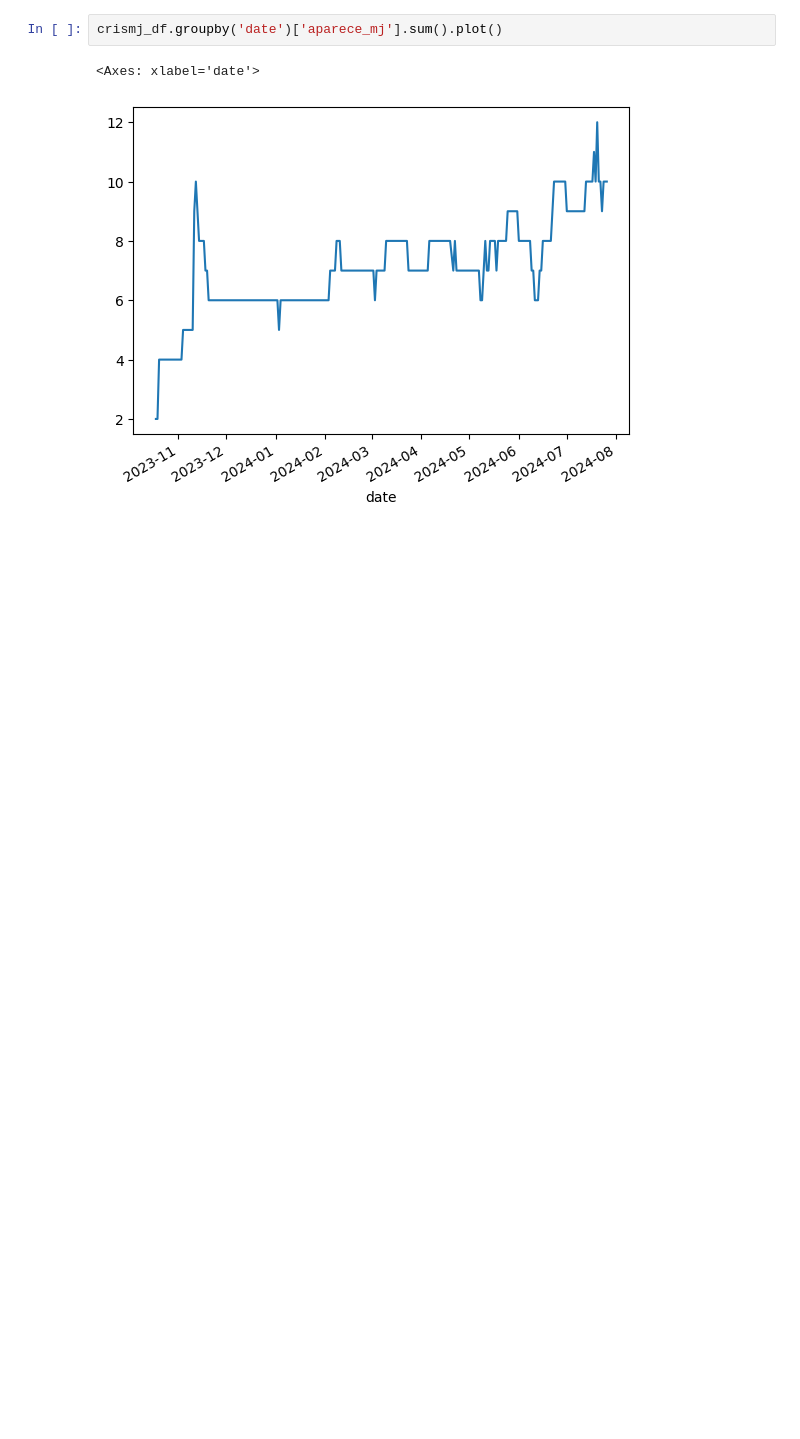
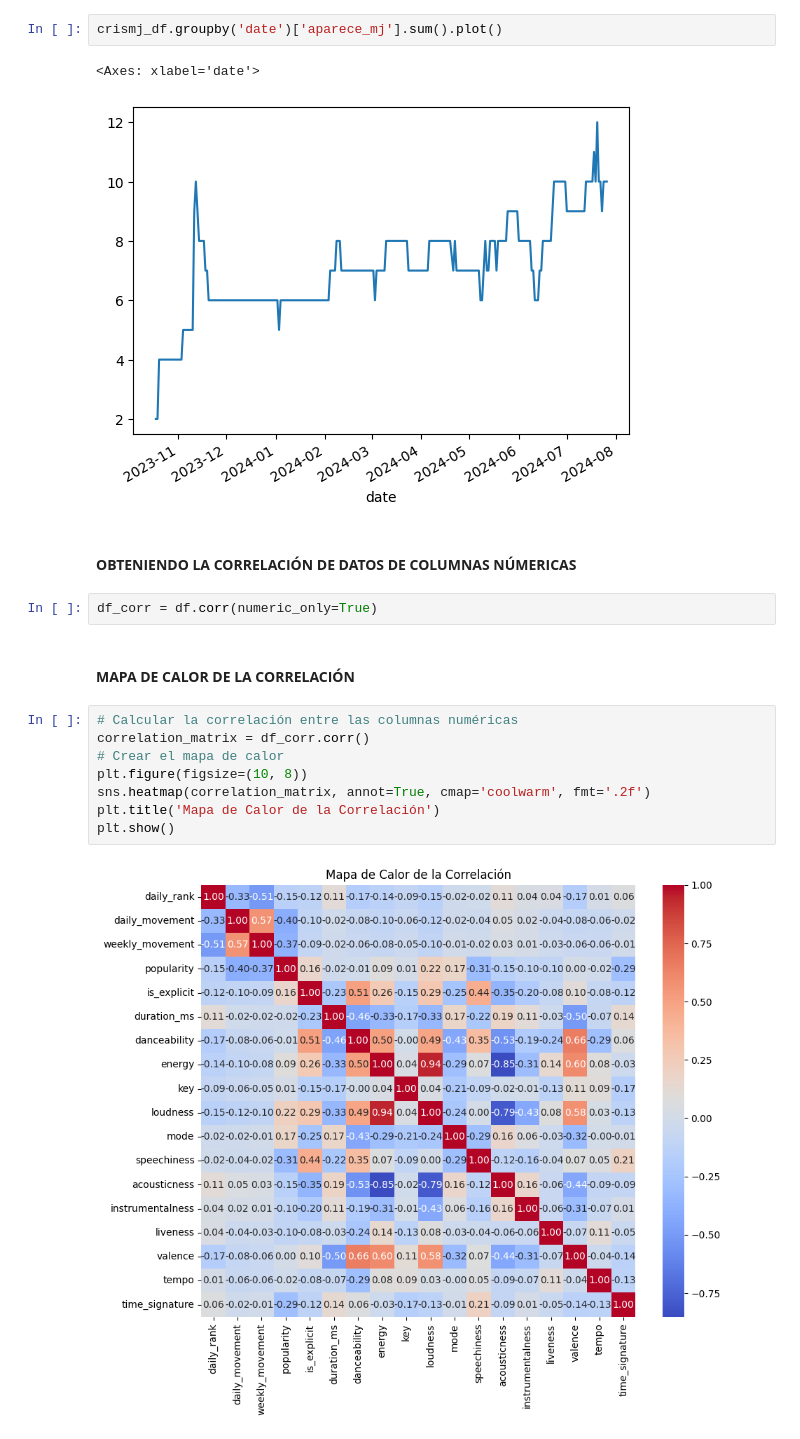
Before and after one commit to Vikktor93/DataScience-Spotify, a Jupyter notebook: 000_analisis_exploratorio.ipynb, the cells around one changed output. Cells and saved outputs as stored; diff of their text form; blank space fills up the shorter version.

Commit message:
Agregando Mapa de Calor de la Correlación

```diff
--- a/000_analisis_exploratorio.ipynb
+++ b/000_analisis_exploratorio.ipynb
@@ -165,3 +144,19 @@ crismj_df.groupby('date')['aparece_mj'].sum().plot()
 # %% [output]
 <Axes: xlabel='date'>
 [figure]
+# %% [markdown]
+#### **OBTENIENDO LA CORRELACIÓN DE DATOS DE COLUMNAS NÚMERICAS**
+# %%
+df_corr = df.corr(numeric_only=True)
+# %% [markdown]
+#### **MAPA DE CALOR DE LA CORRELACIÓN**
+# %%
+# Calcular la correlación entre las columnas numéricas
+correlation_matrix = df_corr.corr()
+# Crear el mapa de calor
+plt.figure(figsize=(10, 8))
+sns.heatmap(correlation_matrix, annot=True, cmap='coolwarm', fmt='.2f')
+plt.title('Mapa de Calor de la Correlación')
+plt.show()
+# %% [output]
+[figure, added]
```
Also changed, not shown: parts of 3 cells of this notebook.
